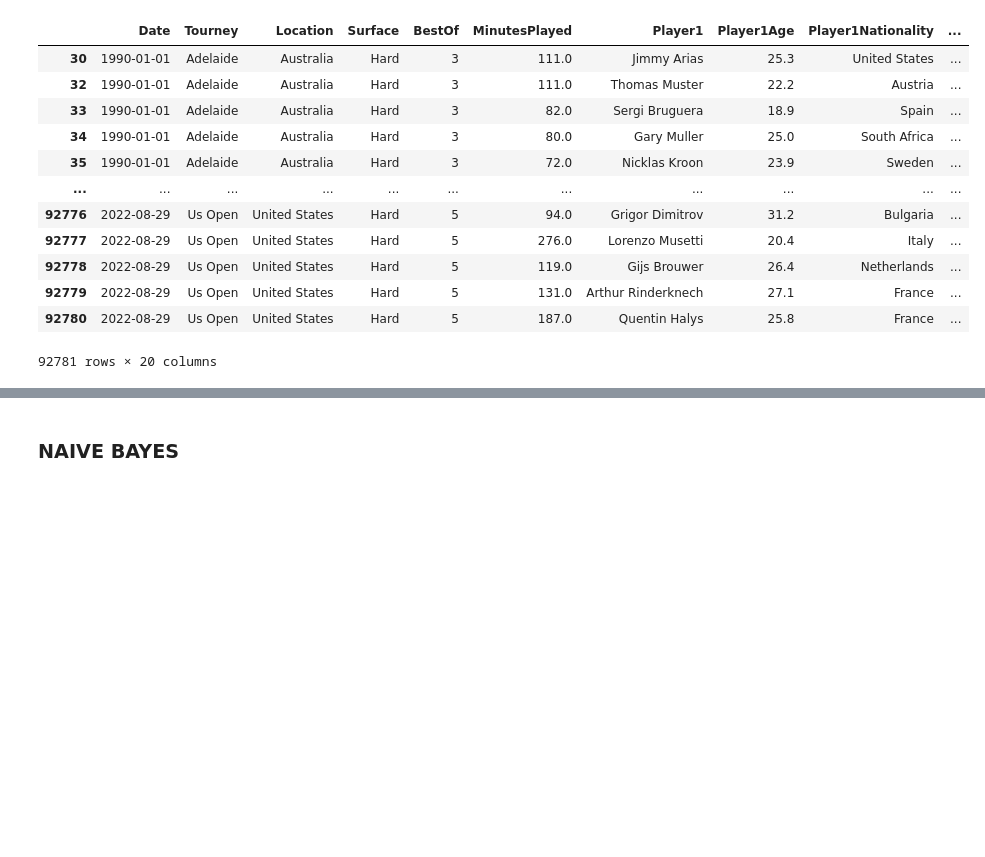
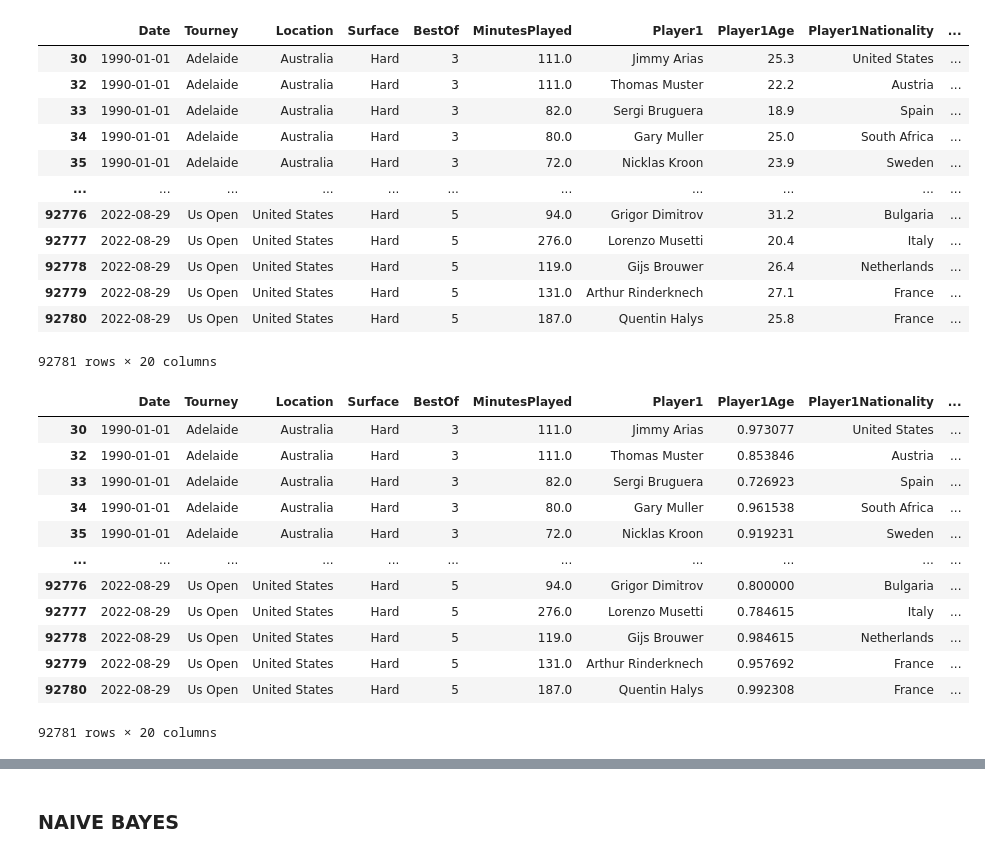
Before and after one commit to Fabio752/Tennis-Predictions, a Jupyter notebook: tennisPredictor.ipynb, the cells around one changed output, grey strips where cells are left out. Saved outputs shown, nothing was run; the diff lists cells and outputs as text; code cells hidden in the pictures; blank space fills up the shorter version.

```diff
--- a/tennisPredictor.ipynb
+++ b/tennisPredictor.ipynb
@@ -348,6 +348,31 @@ display(processed_df)
 | 92779 | 2022-08-29 | Us Open | United States | Hard | 5 | 131.0 | Arthur Rinderknech | 27.1 | France | ... |
 | 92780 | 2022-08-29 | Us Open | United States | Hard | 5 | 187.0 | Quentin Halys | 25.8 | France | ... |
 92781 rows × 20 columns
+# %%
+#Age Conversion functions as a regression with 0 being best and values greater being worse effectively
+def age_performance(age):
+    page = 1-abs(26.0-age)/26.0
+    return page
+
+
+processed_df["Player1Age"] = processed_df["Player1Age"].apply(age_performance)
+processed_df["Player2Age"] = processed_df["Player2Age"].apply(age_performance)
+
+display(processed_df)
+# %% [output]
+|  | Date | Tourney | Location | Surface | BestOf | MinutesPlayed | Player1 | Player1Age | Player1Nationality | ... |
+| 30 | 1990-01-01 | Adelaide | Australia | Hard | 3 | 111.0 | Jimmy Arias | 0.973077 | United States | ... |
+| 32 | 1990-01-01 | Adelaide | Australia | Hard | 3 | 111.0 | Thomas Muster | 0.853846 | Austria | ... |
+| 33 | 1990-01-01 | Adelaide | Australia | Hard | 3 | 82.0 | Sergi Bruguera | 0.726923 | Spain | ... |
+| 34 | 1990-01-01 | Adelaide | Australia | Hard | 3 | 80.0 | Gary Muller | 0.961538 | South Africa | ... |
+| 35 | 1990-01-01 | Adelaide | Australia | Hard | 3 | 72.0 | Nicklas Kroon | 0.919231 | Sweden | ... |
+| ... | ... | ... | ... | ... | ... | ... | ... | ... | ... | ... |
+| 92776 | 2022-08-29 | Us Open | United States | Hard | 5 | 94.0 | Grigor Dimitrov | 0.800000 | Bulgaria | ... |
+| 92777 | 2022-08-29 | Us Open | United States | Hard | 5 | 276.0 | Lorenzo Musetti | 0.784615 | Italy | ... |
+| 92778 | 2022-08-29 | Us Open | United States | Hard | 5 | 119.0 | Gijs Brouwer | 0.984615 | Netherlands | ... |
+| 92779 | 2022-08-29 | Us Open | United States | Hard | 5 | 131.0 | Arthur Rinderknech | 0.957692 | France | ... |
+| 92780 | 2022-08-29 | Us Open | United States | Hard | 5 | 187.0 | Quentin Halys | 0.992308 | France | ... |
+92781 rows × 20 columns
 # %%
 def G(theta):
     return 1 / math.sqrt(1 + 3 * (theta / b) ** 2)
```
Also changed, not shown: parts of 11 cells of this notebook, 2 other files.
